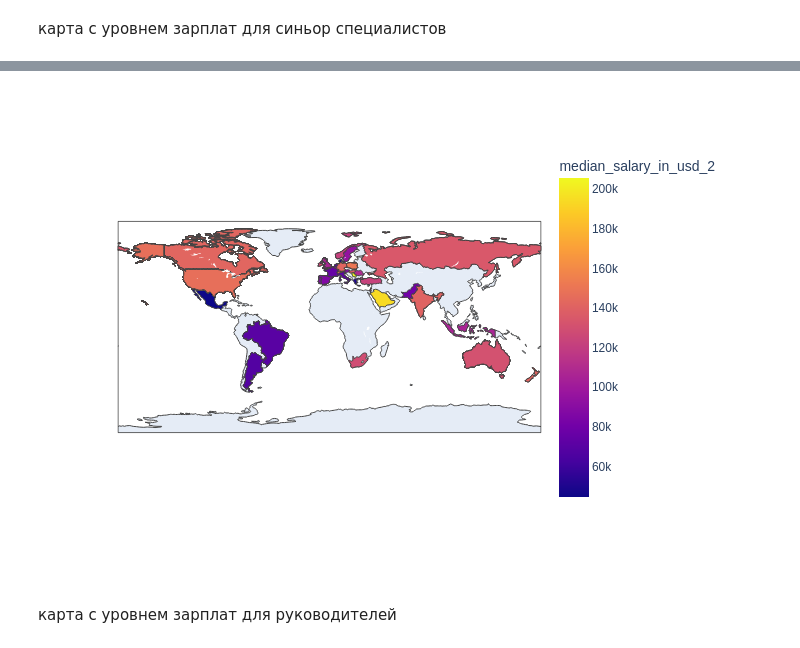
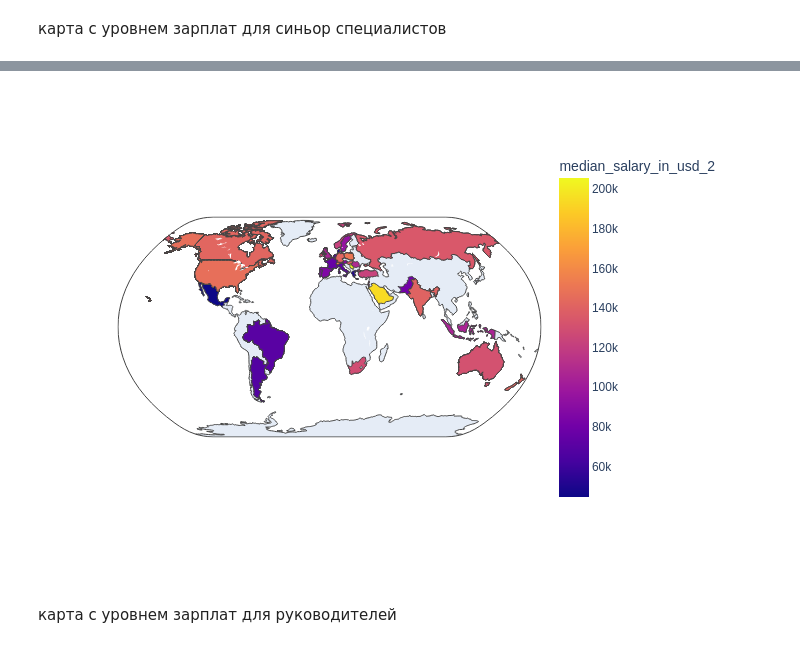
Before and after one commit to Belka258/DSIS_summer_hw, a Jupyter notebook: CyberSecuritySalaries.ipynb, the cells around one changed output, grey strips where cells are left out. Saved outputs shown, nothing was run; the diff lists cells and outputs as text; code cells hidden in the pictures.

```diff
--- a/CyberSecuritySalaries.ipynb
+++ b/CyberSecuritySalaries.ipynb
@@ -474,14 +471,15 @@ Image(filename = 'choropleth_2.png')
 # %%
 fig = px.choropleth(data[data['experience_level']=='SE'], locations="company_location_alpha3",
                     color="median_salary_in_usd_2",
                     hover_name="company_location_alpha3",
+                    projection='natural earth',
                     color_continuous_scale=px.colors.sequential.Plasma)
 fig.show()
 pio.write_image(fig, 'choropleth_3.png')
 Image(filename = 'choropleth_3.png')
 # %% [output]
 [interactive output not drawn]
-[figure, old version]
+[figure, new version]
 # %% [markdown]
 карта с уровнем зарплат для руководителей
 # %%
```
Also changed, not shown: parts of 4 cells of this notebook.
